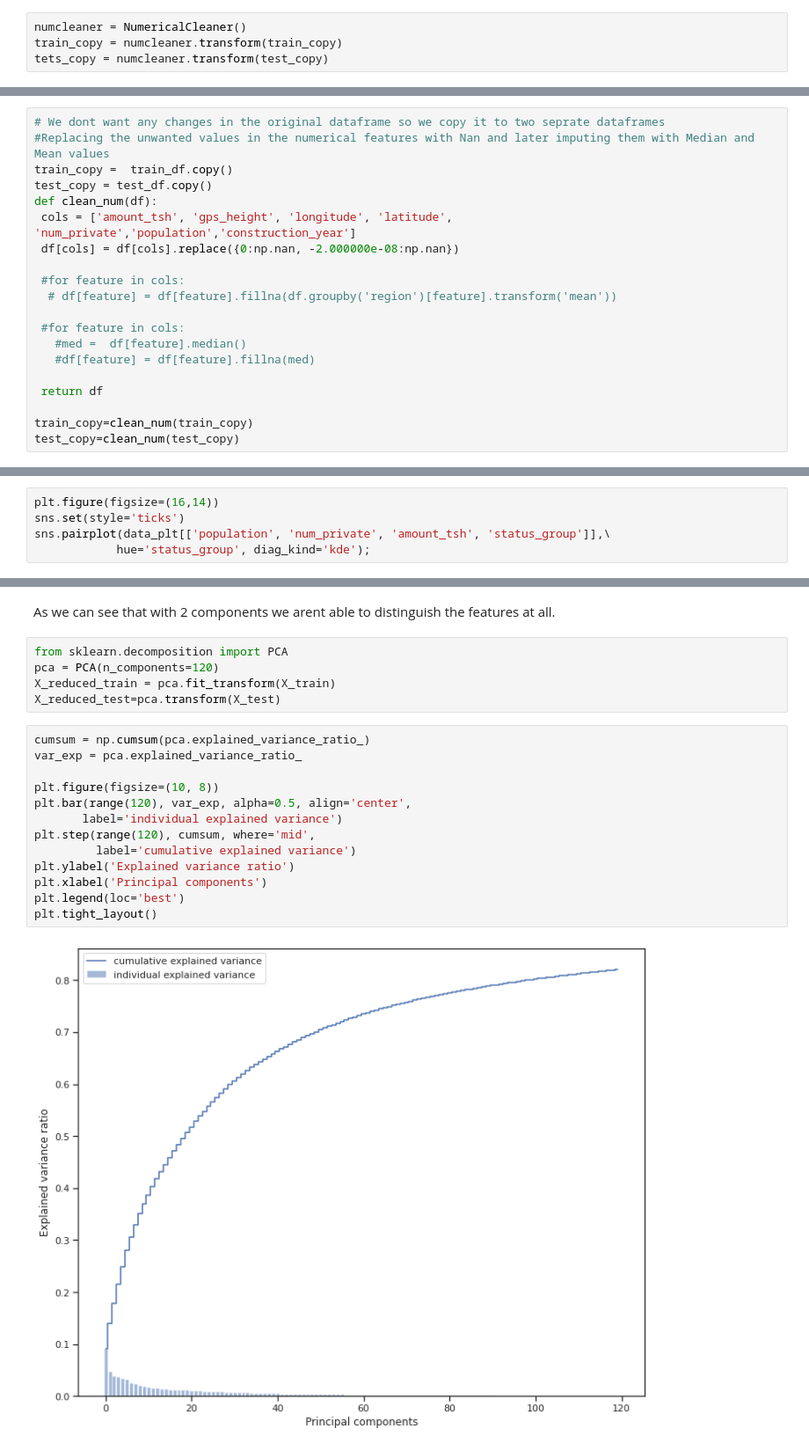
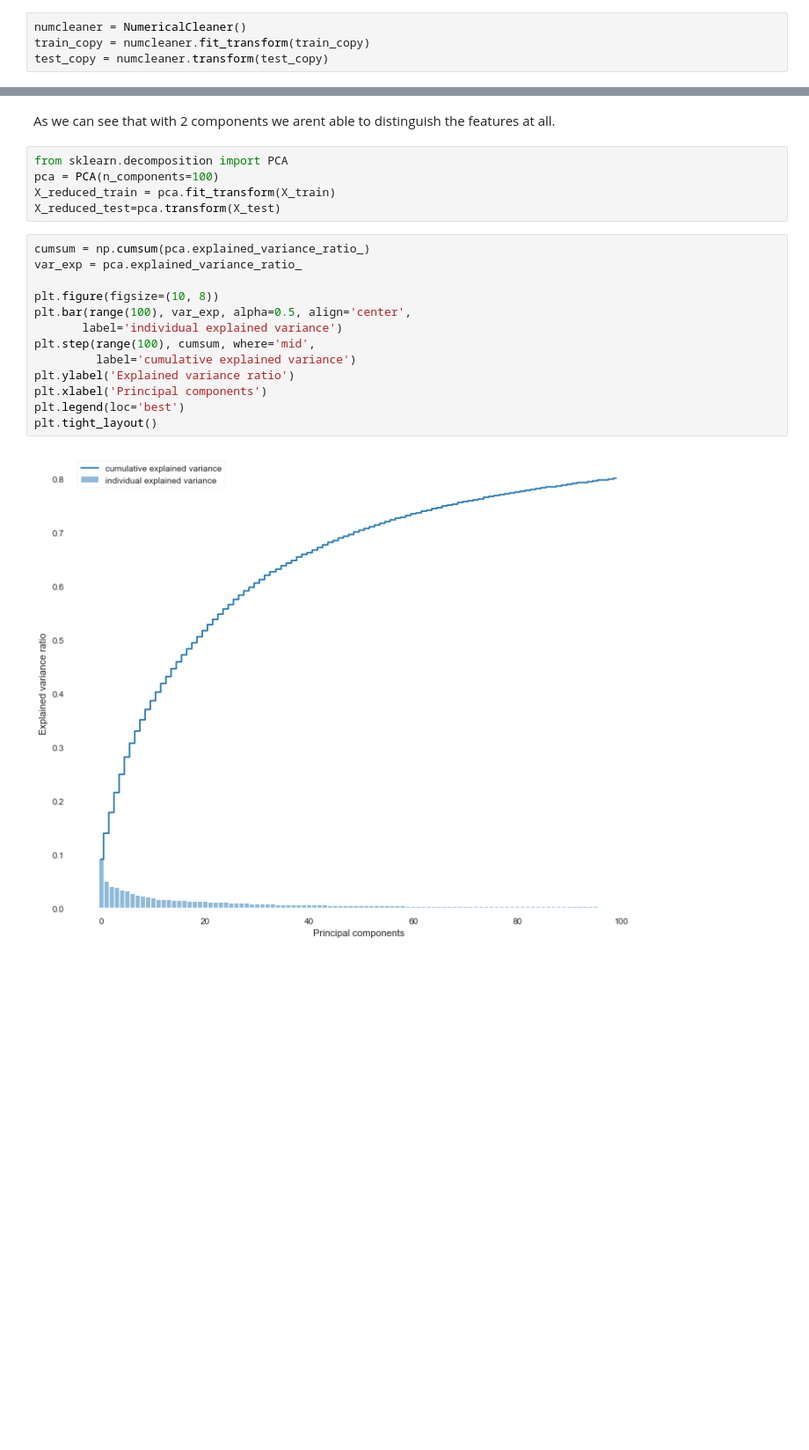
Before and after one commit to avirichie/Classification-of-Water-Pumps-in-Tanzania--based-on-their-working-condition-, a Jupyter notebook: Data Cleaning & Exploration.ipynb, the cells around one changed output, grey strips where cells are left out. Shown: that part at 88% size. Cells and saved outputs as stored; diff of their text form; blank space fills up the shorter version.

Commit message:
Added CV and other Transformers

```diff
--- a/Data Cleaning & Exploration.ipynb
+++ b/Data Cleaning & Exploration.ipynb
@@ -105,8 +113,8 @@ class NumericalCleaner(BaseEstimator,TransformerMixin):
         return X
 # %%
 numcleaner = NumericalCleaner()
-train_copy = numcleaner.transform(train_copy)
-tets_copy = numcleaner.transform(test_copy)
+train_copy = numcleaner.fit_transform(train_copy)
+test_copy = numcleaner.transform(test_copy)
 # %% [output]
 A value is trying to be set on a copy of a slice from a DataFrame.
 Try using .loc[row_indexer,col_indexer] = value instead
@@ -116,20 +128,0 @@ See the caveats in the documentation: https://pandas.pydata.org/pandas-docs/stab
-# %%
-# We dont want any changes in the original dataframe so we copy it to two seprate dataframes
-#Replacing the unwanted values in the numerical features with Nan and later imputing them with Median and Mean values
-train_copy =  train_df.copy()
-test_copy = test_df.copy()
-def clean_num(df):
- cols = ['amount_tsh', 'gps_height', 'longitude', 'latitude', 'num_private','population','construction_year']
- df[cols] = df[cols].replace({0:np.nan, -2.000000e-08:np.nan})
-
- #for feature in cols:
-  # df[feature] = df[feature].fillna(df.groupby('region')[feature].transform('mean'))
-
- #for feature in cols:
-   #med =  df[feature].median()
-   #df[feature] = df[feature].fillna(med)
-
- return df
-
-train_copy=clean_num(train_copy)
-test_copy=clean_num(test_copy)
@@ -154,5 +162,0 @@ data_plt = pd.concat([train_copy,target_df['status_group']],axis=1)
-# %%
-plt.figure(figsize=(16,14))
-sns.set(style='ticks')
-sns.pairplot(data_plt[['population', 'num_private', 'amount_tsh', 'status_group']],\
-            hue='status_group', diag_kind='kde');
@@ -377,24 +371,24 @@ df_PCA[df_PCA.label=='functional needs repair'].plot(kind='scatter', x=1, y=2, c
 As we can see that with 2 components we arent able to distinguish the features at all.
 # %%
 from sklearn.decomposition import PCA
-pca = PCA(n_components=120)
+pca = PCA(n_components=100)
 X_reduced_train = pca.fit_transform(X_train)
 X_reduced_test=pca.transform(X_test)
 # %%
 cumsum = np.cumsum(pca.explained_variance_ratio_)
 var_exp = pca.explained_variance_ratio_
 
 plt.figure(figsize=(10, 8))
-plt.bar(range(120), var_exp, alpha=0.5, align='center',
+plt.bar(range(100), var_exp, alpha=0.5, align='center',
        label='individual explained variance')
-plt.step(range(120), cumsum, where='mid',
+plt.step(range(100), cumsum, where='mid',
          label='cumulative explained variance')
 plt.ylabel('Explained variance ratio')
 plt.xlabel('Principal components')
 plt.legend(loc='best')
 plt.tight_layout()
 # %% [output]
-[figure, old version]
+[figure, new version]
 # %%
 X_reduced_train.shape , X_reduced_test.shape, len(y_train)
 # %% [output]
```
Also changed, not shown: parts of 15 cells of this notebook.
